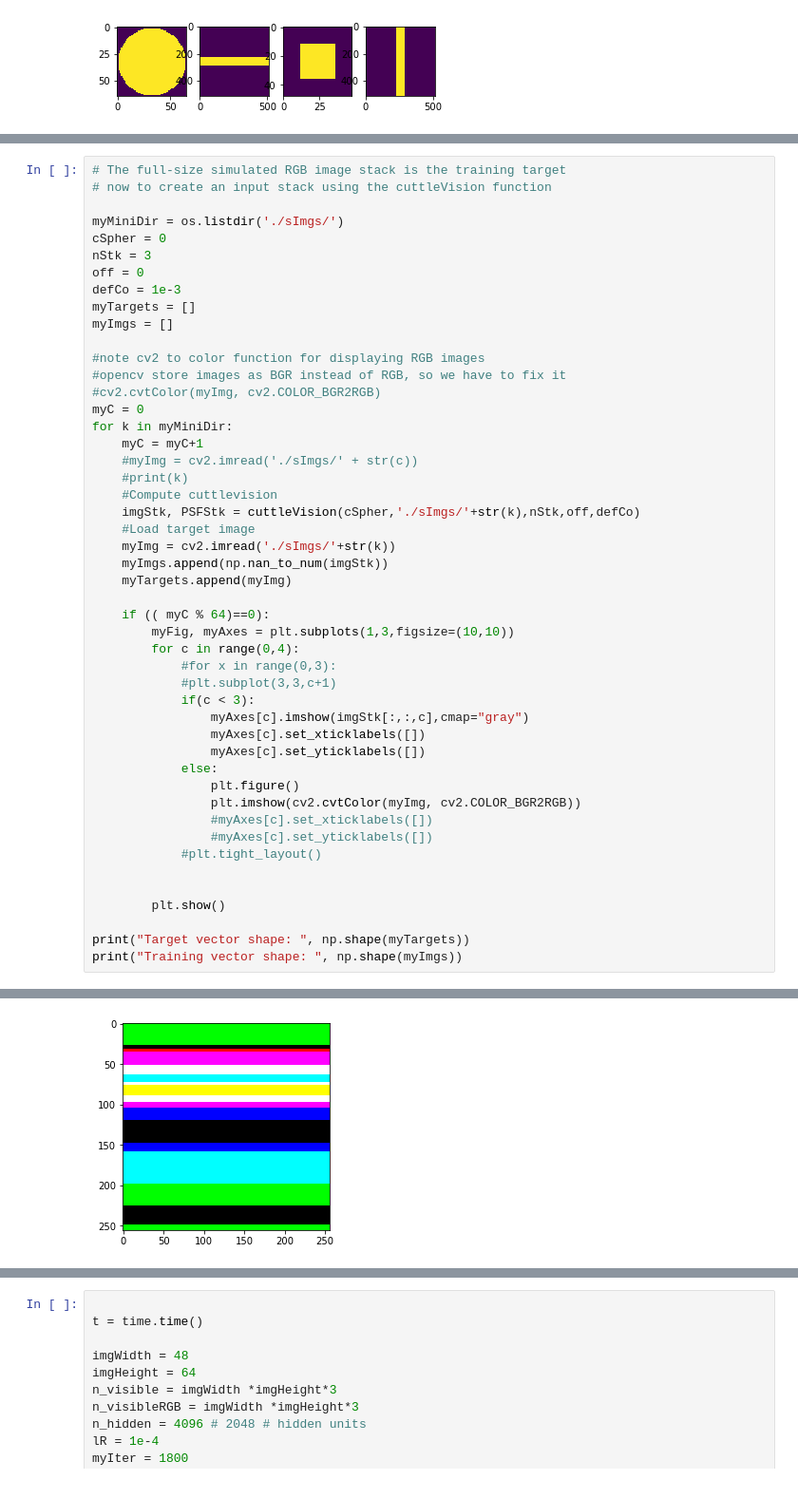
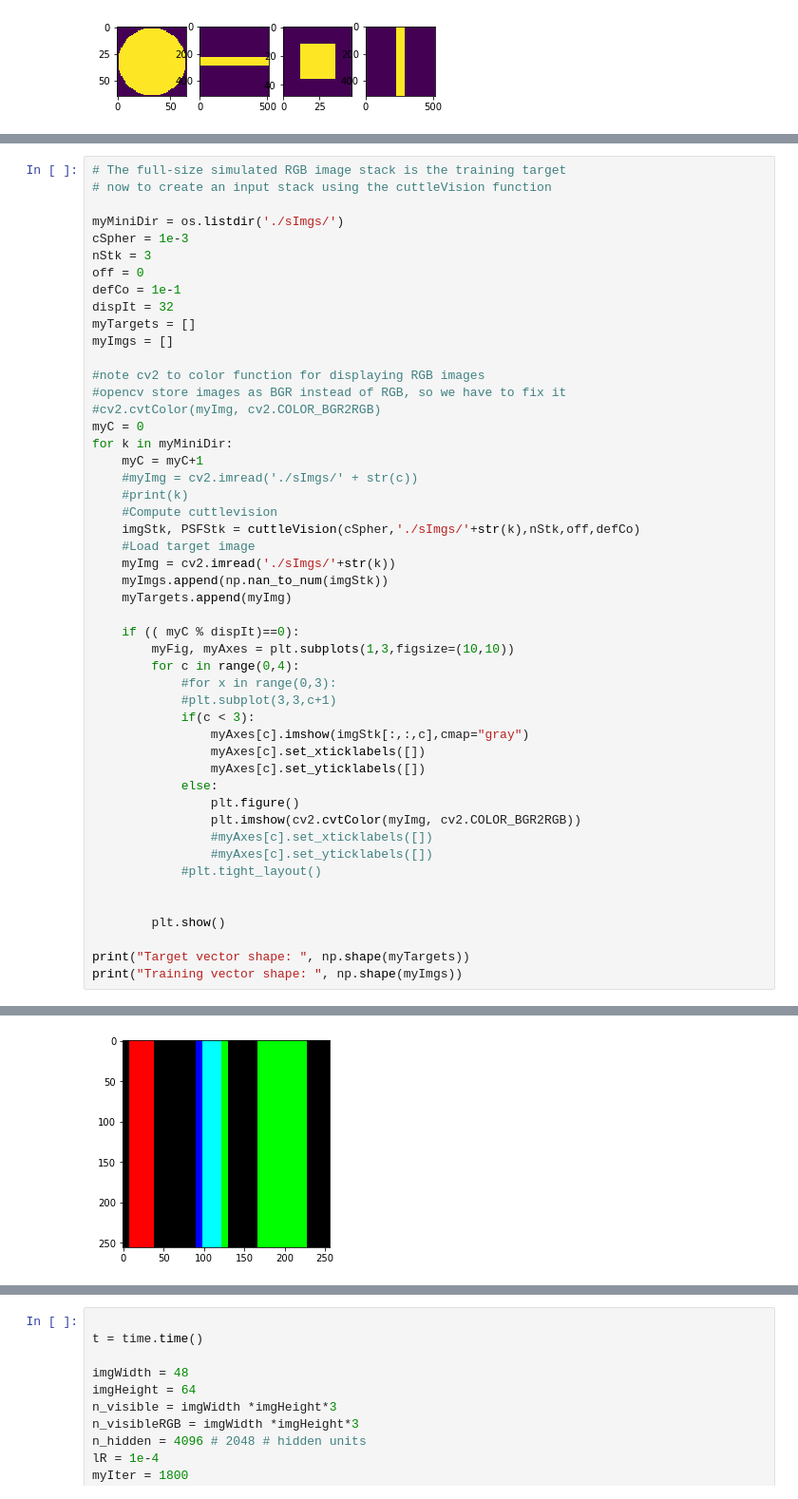
Before and after one commit to theScinder/cuttleVision, a Jupyter notebook: cuttlePySimPatterns.ipynb, the cells around one changed output, grey strips where cells are left out. Shown at 95% size. Drawn from its saved outputs; the diff is of its cells as text.

```diff
--- a/cuttlePySimPatterns.ipynb
+++ b/cuttlePySimPatterns.ipynb
@@ -278,10 +265,11 @@ for c in range(0,simgStkNo):
 # now to create an input stack using the cuttleVision function
 
 myMiniDir = os.listdir('./sImgs/')
-cSpher = 0
+cSpher = 1e-3
 nStk = 3
 off = 0
-defCo = 1e-3
+defCo = 1e-1
+dispIt = 32
 myTargets = []
 myImgs = []
 
@@ -300,7 +288,7 @@ for k in myMiniDir:
     myImgs.append(np.nan_to_num(imgStk))
     myTargets.append(myImg)
 
-    if (( myC % 64)==0):
+    if (( myC % dispIt)==0):
         myFig, myAxes = plt.subplots(1,3,figsize=(10,10))
         for c in range(0,4):
             #for x in range(0,3):
@@ -330 +318 @@ print("Training vector shape: ", np.shape(myImgs))
-[figure, old version]
+[figure, new version]
```
Also changed, not shown: parts of 4 cells of this notebook, 1 other file.
